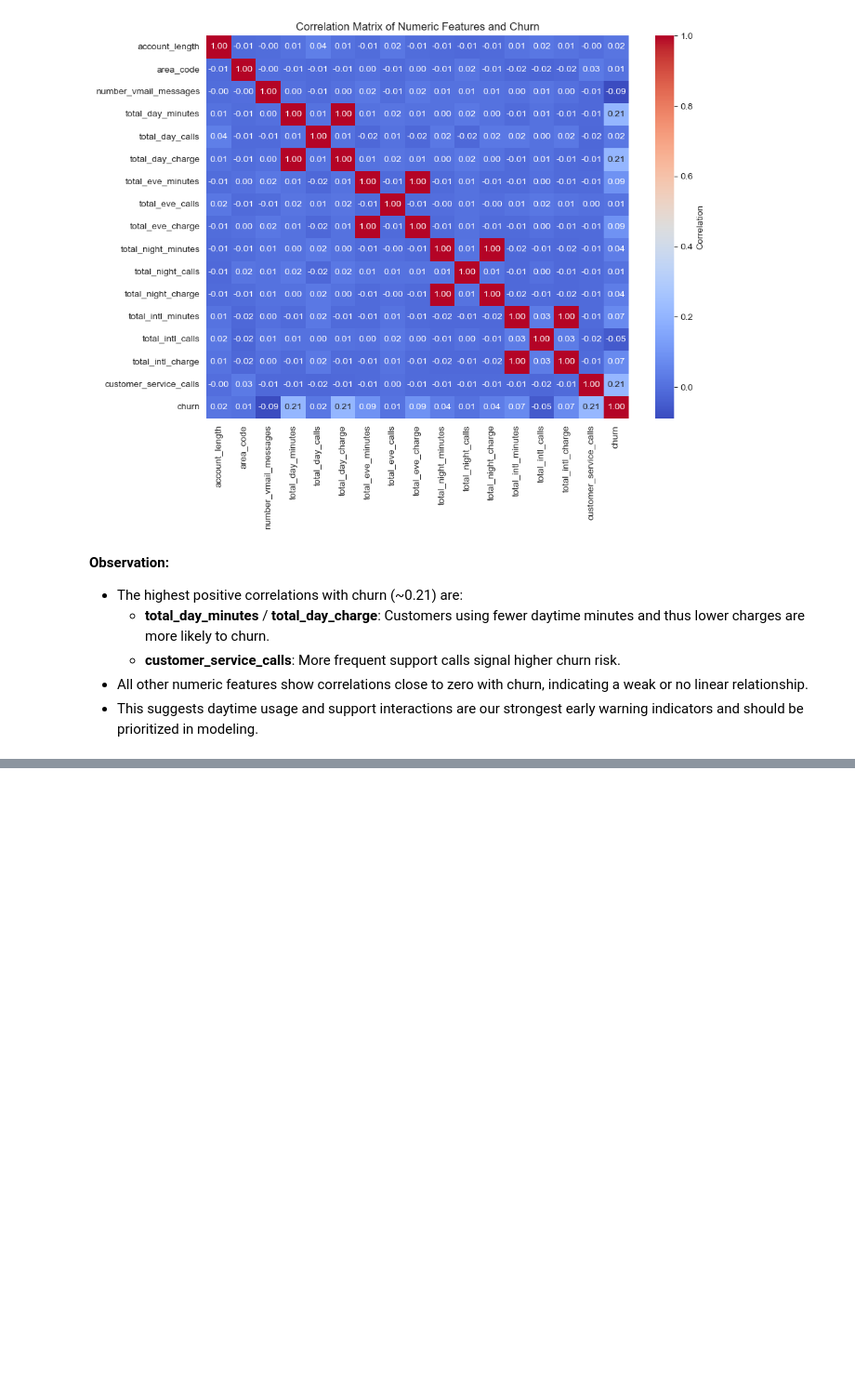
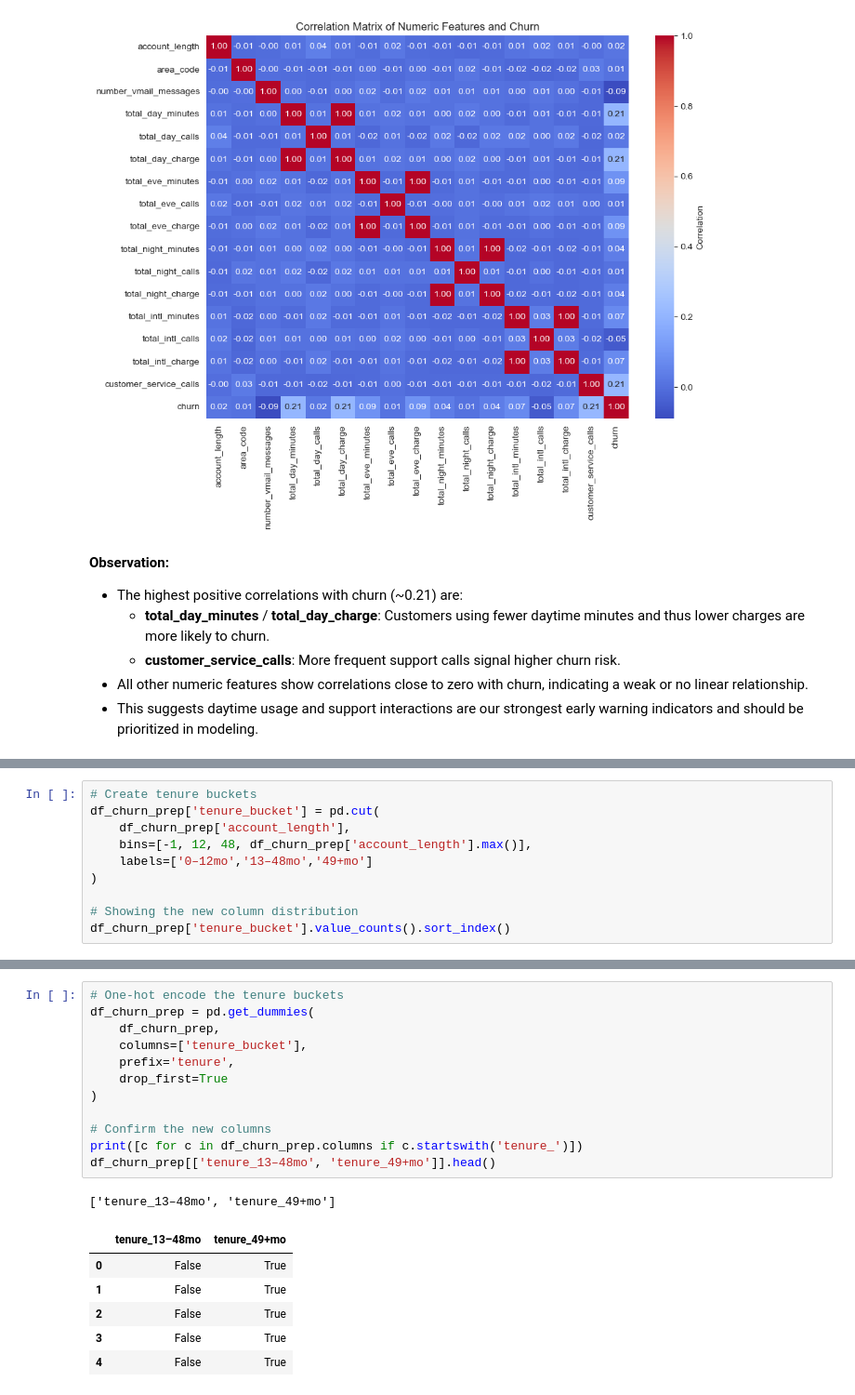
Before and after one commit to rosemiriti/Syria_Telco_Churn_Prediction_Project, a Jupyter notebook: syria_telco_churn.ipynb, the cells around one changed output, grey strips where cells are left out. Shown: that part at 93% size. Cells and saved outputs as stored; diff of their text form; blank space fills up the shorter version.

```diff
--- a/syria_telco_churn.ipynb
+++ b/syria_telco_churn.ipynb
@@ -519,0 +634,10 @@ plt.show()
+# %%
+# Create tenure buckets
+df_churn_prep['tenure_bucket'] = pd.cut(
+    df_churn_prep['account_length'],
+    bins=[-1, 12, 48, df_churn_prep['account_length'].max()],
+    labels=['0–12mo','13–48mo','49+mo']
+)
+
+# Showing the new column distribution
+df_churn_prep['tenure_bucket'].value_counts().sort_index()
@@ -519,0 +654,20 @@ plt.show()
+# %%
+# One-hot encode the tenure buckets
+df_churn_prep = pd.get_dummies(
+    df_churn_prep,
+    columns=['tenure_bucket'],
+    prefix='tenure',
+    drop_first=True
+)
+
+# Confirm the new columns
+print([c for c in df_churn_prep.columns if c.startswith('tenure_')])
+df_churn_prep[['tenure_13–48mo', 'tenure_49+mo']].head()
+# %% [output]
+['tenure_13–48mo', 'tenure_49+mo']
+|  | tenure_13–48mo | tenure_49+mo |
+| 0 | False | True |
+| 1 | False | True |
+| 2 | False | True |
+| 3 | False | True |
+| 4 | False | True |
```
Also changed, not shown: parts of 23 cells of this notebook.
